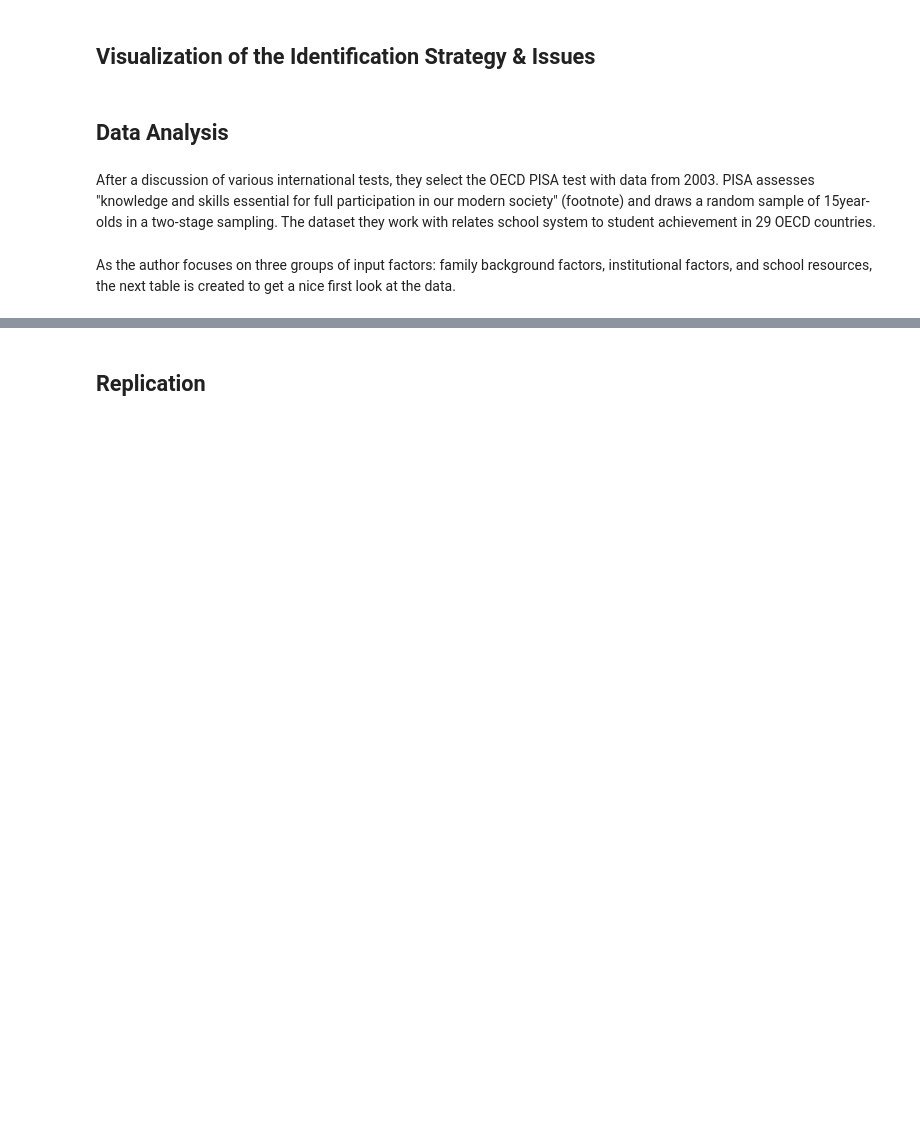
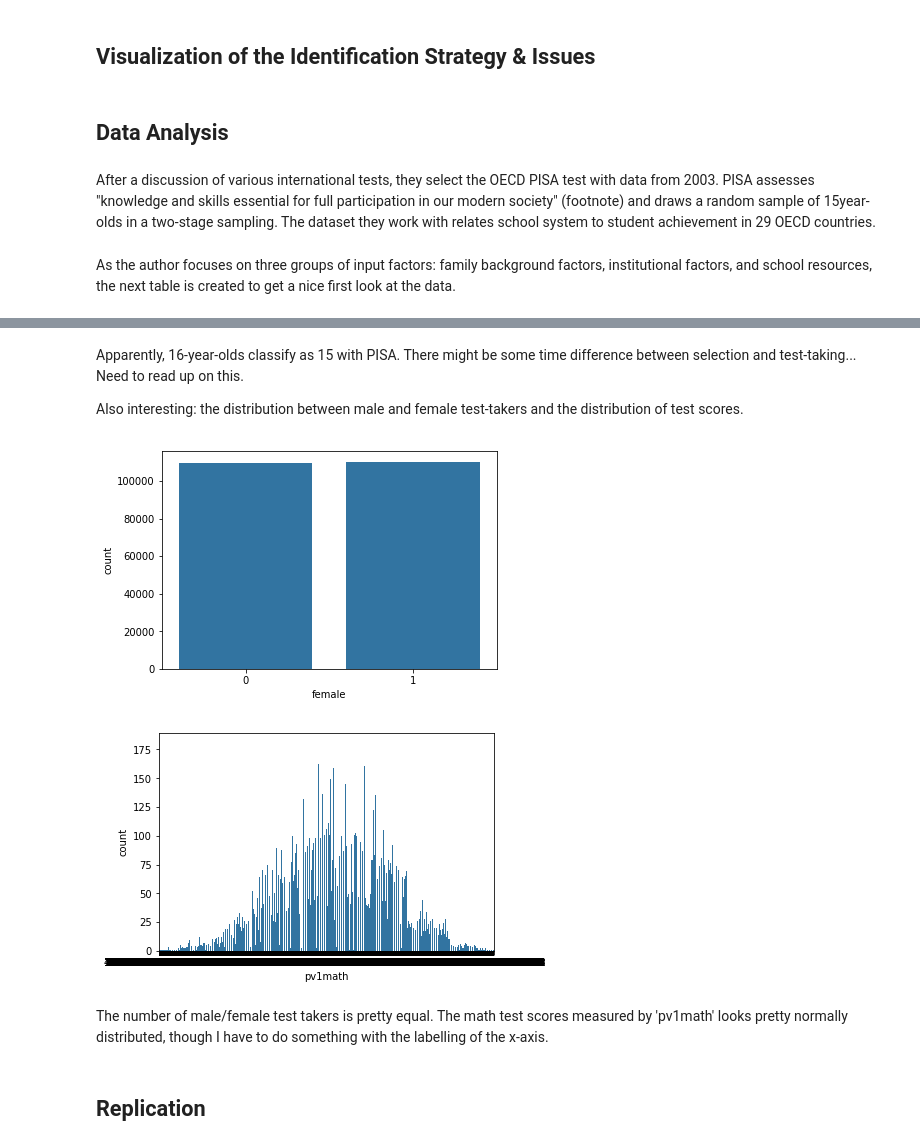
Before and after one commit to MVBrinker/student-project-ELJust, a Jupyter notebook: Woessmann_School_System.ipynb, the cells around one changed output, grey strips where cells are left out. Cells and saved outputs as stored; diff of their text form; code cells hidden in the pictures; blank space fills up the shorter version.

```diff
--- a/Woessmann_School_System.ipynb
+++ b/Woessmann_School_System.ipynb
@@ -63,2 +74,16 @@ df_overview.head()
+# %% [markdown]
+Apparently, 16-year-olds classify as 15 with PISA. There might be some time difference between selection and test-taking... Need to read up on this.
+
+Also interesting: the distribution between male and female test-takers and the distribution of test scores.
+# %%
+columns = ['female', 'pv1math']
+for column in columns:
+    sns.countplot(df[column], color="#1f77b4")
+    plt.show()
+# %% [output]
+[figure, added]
+[figure, added]
+# %% [markdown]
+The number of male/female test takers is pretty equal. The math test scores measured by 'pv1math' looks pretty normally distributed, though I have to do something with the labelling of the x-axis.
 # %% [markdown]
 ## Replication
```
Also changed, not shown: parts of 3 cells of this notebook.
